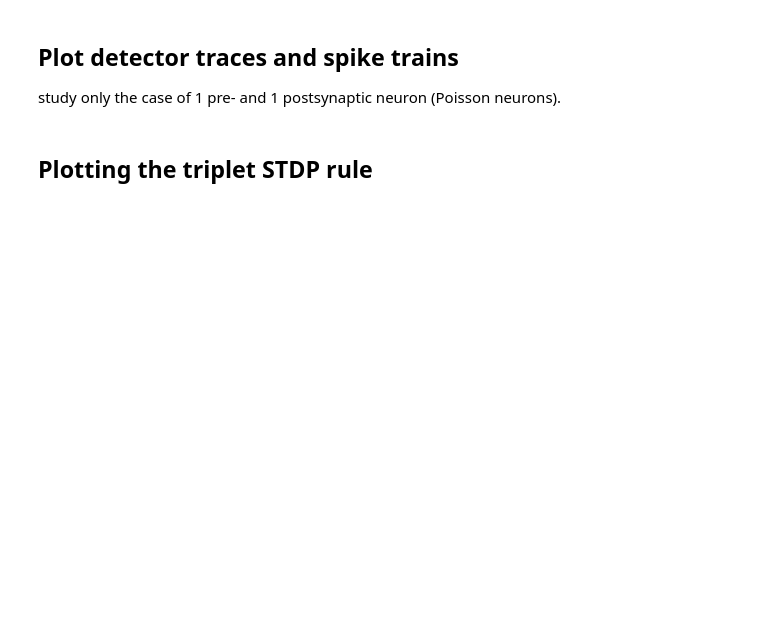
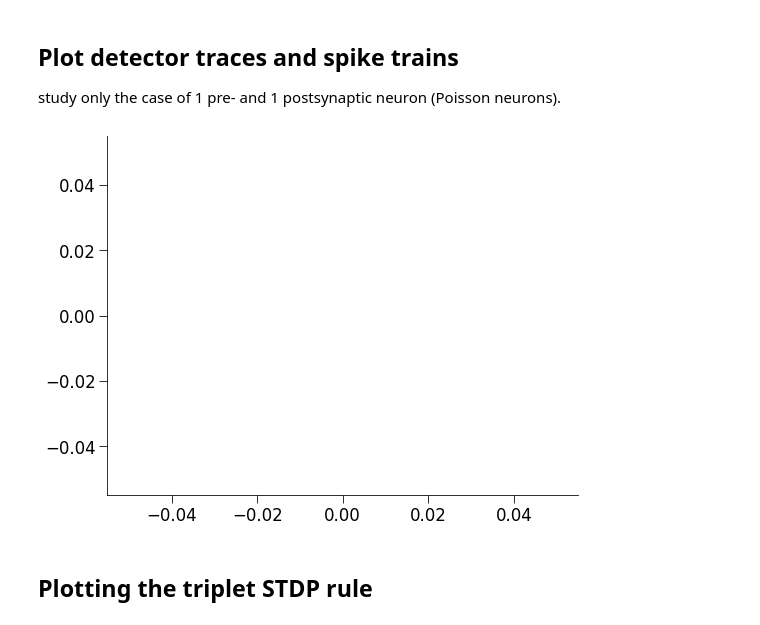
Before and after one commit to comp-neural-circuits/plasticity-workshop, a Jupyter notebook: stdp.ipynb, the cells around one changed output. Cells and saved outputs as stored; diff of their text form; code cells hidden in the pictures; blank space fills up the shorter version.

```diff
--- a/stdp.ipynb
+++ b/stdp.ipynb
@@ -77,5 +79,91 @@ mySTDP_plot(A_plus, A_minus, tau_plus, tau_minus, Delta_t, dW)
 # %% [markdown]
 ## Plot detector traces and spike trains
 study only the case of 1 pre- and 1 postsynaptic neuron (Poisson neurons).
+# %%
+# Initialization
+t_range = np.linspace(0,100,1)        # frequency values
+discretization_step = 1e-4 # it must be less than the time difference within a pair of spikes DeltaT!
+taup = 16.8e-3             # LTP time constant (s)
+taum = 33.7e-3             # LTD time constant (s)
+Aplus = 6.5e-3             # LTP window amplitude
+Aminus = 7.1e-3            # LTD window amplitude
+w0 = 3                     # initial weight
+
+# initialize the synaptic change
+dw = np.zeros(len(t_range))
+
+
+# Generate Poisson spike trains
+
+def Poisson_generator(dt, t_range, rate, myseed=False):
+
+    """Generates poisson trains
+
+    Args:
+    pars            : parameter dictionary
+    rate            : noise amplitute [Hz]
+    n               : number of Poisson trains
+    myseed          : random seed. int or boolean
+
+    Returns:
+    pre_spike_train : spike train matrix, ith row represents whether
+                      there is a spike in ith spike train over time
+                      (1 if spike, 0 otherwise)
+    """
+
+    # Retrieve simulation parameters
+    Lt = len(t_range)
+
+    # set random seed
+    if myseed:
+        np.random.seed(seed=myseed)
+    else:
+        np.random.seed()
+
+    # generate uniformly distributed random variables
+    u_rand = np.random.rand(1, Lt)
+
+    # generate Poisson train
+    poisson_train = 1. * (u_rand < rate * (dt / 1000.))
+
+    return poisson_train
+
+
+
+
+rate=6
+
+pre_spike = Poisson_generator(discretization_step, t_range, rate, myseed=0)
+post_spike = Poisson_generator(discretization_step, t_range, rate, myseed=1)
+
+
+for ind,rho in enumerate(rho_vec):
+    # initialize the synaptic weight
+    w=w0
+
+
+    # initialize the pre- and postsynaptic detectors
+    r1=np.zeros(len(t_range)+1)        # presynaptic event detector
+    o1=np.zeros(len(t_range)+1)        # postsynaptic event detector
+
+    for i,t in enumerate(t_range):
+        if pre_spike[i]==1:     # there is a pre-synaptic spike
+            r1[i]+= 1
+            w = w - o1[i]*Aminus
+
+        if post_spike[i]==1:    # there is a post-synaptic spike
+            o1[i] += 1
+            w = w + r1[i]*Aplus;
+
+        # Apply Euler's method to the detector equations
+        r1[i+1] = r1[i] - discretization_step * r1[i]/taup
+        o1[i+1] = o1[i] - discretization_step * o1[i]/taum
+    # Calculate the weight change as a function of the frequency
+
+plt.figure()
+plt.plot(t_range,r1[1:])
+plt.show()
+# %% [output]
+[figure, added]
 # %% [markdown]
 ## Plotting the triplet STDP rule
```
Also changed, not shown: parts of 5 cells of this notebook.
